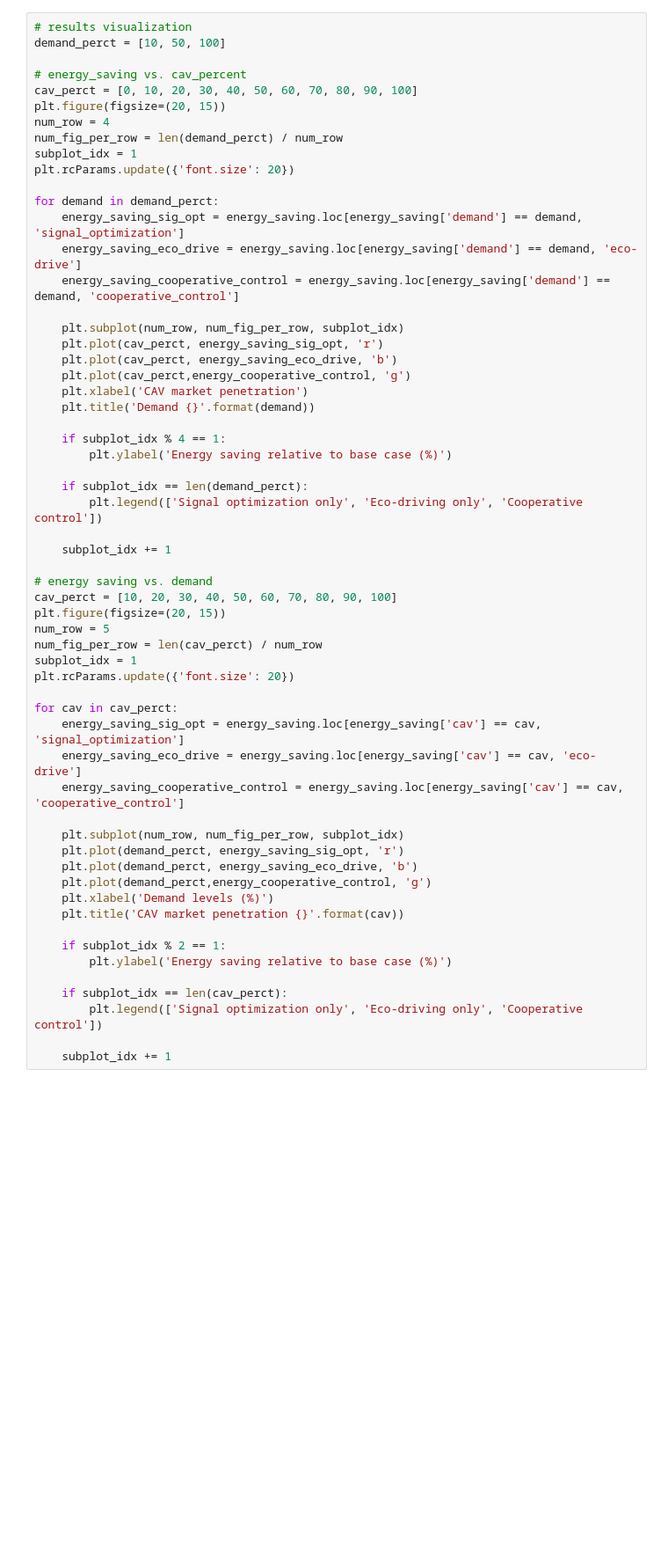
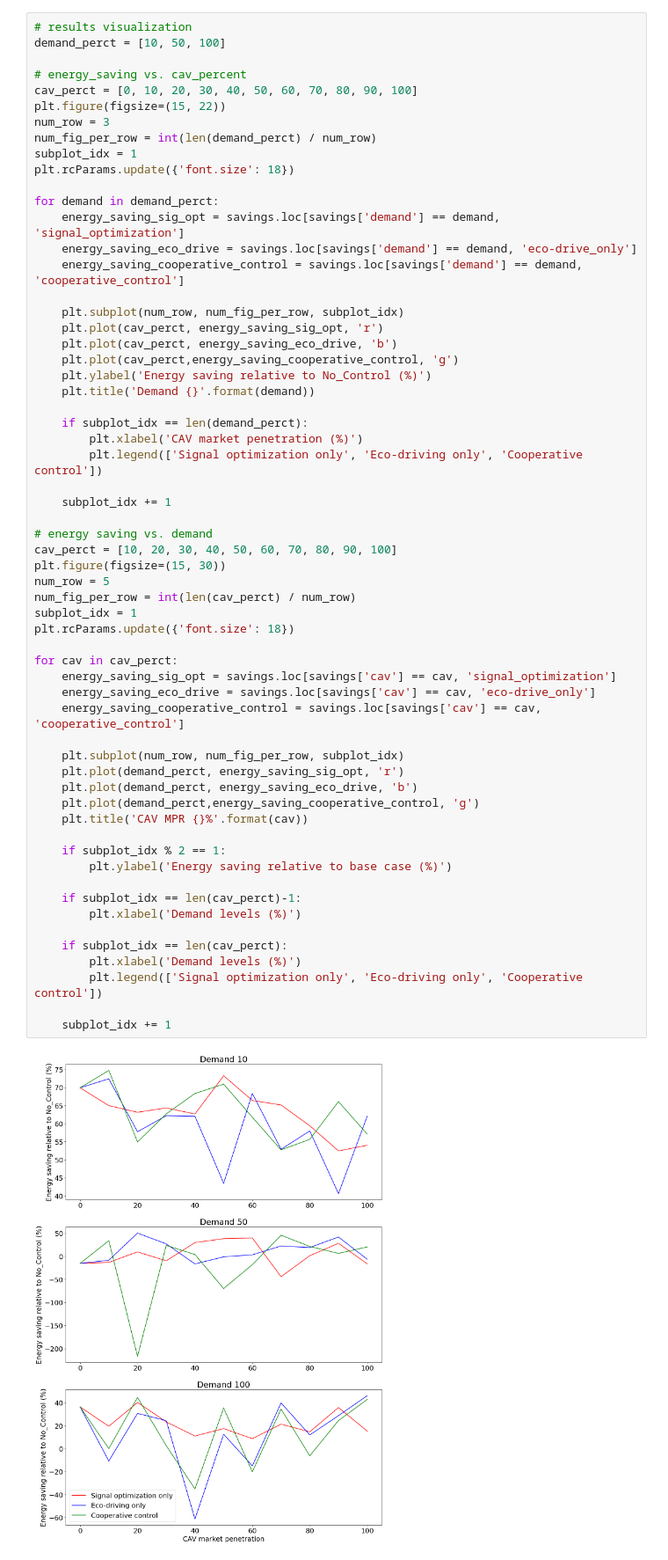
Before and after one commit to AlexWangVT/eco-driving_powertrain, a Jupyter notebook: original network/results_analysis.ipynb, the cells around one changed output. Shown at 88% size. Drawn from its saved outputs; the diff is of its cells as text; blank space fills up the shorter version.

```diff
--- a/original network/results_analysis.ipynb
+++ b/original network/results_analysis.ipynb
@@ -79,56 +110,59 @@ demand_perct = [10, 50, 100]
 
 # energy_saving vs. cav_percent
 cav_perct = [0, 10, 20, 30, 40, 50, 60, 70, 80, 90, 100]
-plt.figure(figsize=(20, 15))
-num_row = 4
-num_fig_per_row = len(demand_perct) / num_row
+plt.figure(figsize=(15, 22))
+num_row = 3
+num_fig_per_row = int(len(demand_perct) / num_row)
 subplot_idx = 1
-plt.rcParams.update({'font.size': 20})
+plt.rcParams.update({'font.size': 18})
 
 for demand in demand_perct:
-    energy_saving_sig_opt = energy_saving.loc[energy_saving['demand'] == demand, 'signal_optimization']
-    energy_saving_eco_drive = energy_saving.loc[energy_saving['demand'] == demand, 'eco-drive']
-    energy_saving_cooperative_control = energy_saving.loc[energy_saving['demand'] == demand, 'cooperative_control']
+    energy_saving_sig_opt = savings.loc[savings['demand'] == demand, 'signal_optimization']
+    energy_saving_eco_drive = savings.loc[savings['demand'] == demand, 'eco-drive_only']
+    energy_saving_cooperative_control = savings.loc[savings['demand'] == demand, 'cooperative_control']
 
     plt.subplot(num_row, num_fig_per_row, subplot_idx)
     plt.plot(cav_perct, energy_saving_sig_opt, 'r')
     plt.plot(cav_perct, energy_saving_eco_drive, 'b')
-    plt.plot(cav_perct,energy_cooperative_control, 'g')
-    plt.xlabel('CAV market penetration')
+    plt.plot(cav_perct,energy_saving_cooperative_control, 'g')
+    plt.ylabel('Energy saving relative to No_Control (%)')
     plt.title('Demand {}'.format(demand))
 
-    if subplot_idx % 4 == 1:
-        plt.ylabel('Energy saving relative to base case (%)')
-
     if subplot_idx == len(demand_perct):
+        plt.xlabel('CAV market penetration (%)')
         plt.legend(['Signal optimization only', 'Eco-driving only', 'Cooperative control'])
 
     subplot_idx += 1
 
 # energy saving vs. demand
 cav_perct = [10, 20, 30, 40, 50, 60, 70, 80, 90, 100]
-plt.figure(figsize=(20, 15))
+plt.figure(figsize=(15, 30))
 num_row = 5
-num_fig_per_row = len(cav_perct) / num_row
+num_fig_per_row = int(len(cav_perct) / num_row)
 subplot_idx = 1
-plt.rcParams.update({'font.size': 20})
+plt.rcParams.update({'font.size': 18})
 
 for cav in cav_perct:
-    energy_saving_sig_opt = energy_saving.loc[energy_saving['cav'] == cav, 'signal_optimization']
-    energy_saving_eco_drive = energy_saving.loc[energy_saving['cav'] == cav, 'eco-drive']
-    energy_saving_cooperative_control = energy_saving.loc[energy_saving['cav'] == cav, 'cooperative_control']
+    energy_saving_sig_opt = savings.loc[savings['cav'] == cav, 'signal_optimization']
+    energy_saving_eco_drive = savings.loc[savings['cav'] == cav, 'eco-drive_only']
+    energy_saving_cooperative_control = savings.loc[savings['cav'] == cav, 'cooperative_control']
 
     plt.subplot(num_row, num_fig_per_row, subplot_idx)
     plt.plot(demand_perct, energy_saving_sig_opt, 'r')
     plt.plot(demand_perct, energy_saving_eco_drive, 'b')
-    plt.plot(demand_perct,energy_cooperative_control, 'g')
-    plt.xlabel('Demand levels (%)')
-    plt.title('CAV market penetration {}'.format(cav))
+    plt.plot(demand_perct,energy_saving_cooperative_control, 'g')
+    plt.title('CAV MPR {}%'.format(cav))
 
     if subplot_idx % 2 == 1:
         plt.ylabel('Energy saving relative to base case (%)')
 
+    if subplot_idx == len(cav_perct)-1:
+        plt.xlabel('Demand levels (%)')
+
     if subplot_idx == len(cav_perct):
+        plt.xlabel('Demand levels (%)')
         plt.legend(['Signal optimization only', 'Eco-driving only', 'Cooperative control'])
 
     subplot_idx += 1
+# %% [output]
+[figure, added]
```
Also changed, not shown: parts of 6 cells of this notebook, 10 other files.
